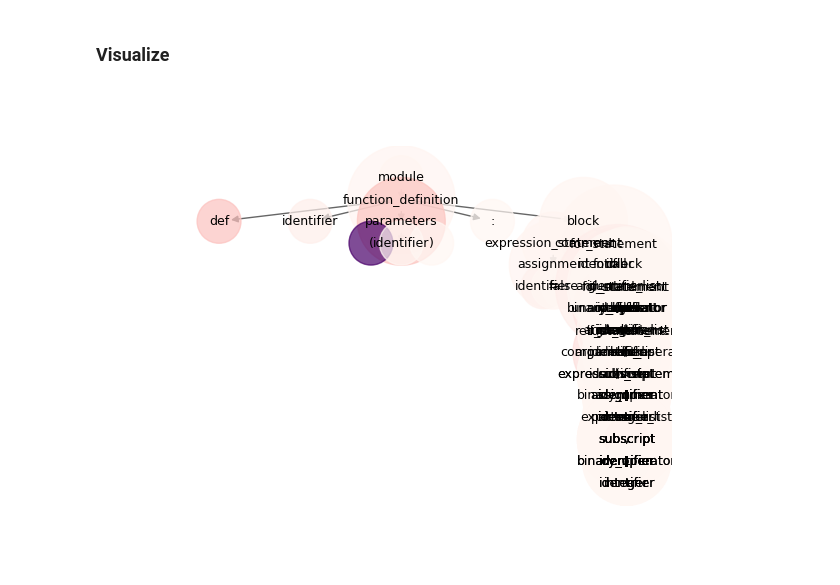
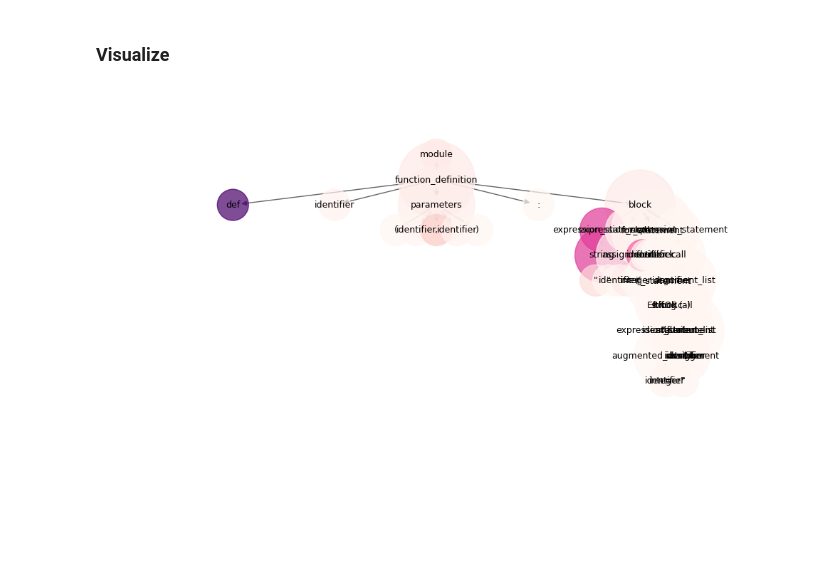
Before and after one commit to WM-SEMERU/CodeSyntaxConcept, a Jupyter notebook: experimental_notebooks/user_study.ipynb, the cells around one changed output. Saved outputs shown, nothing was run; the diff lists cells and outputs as text; code cells hidden in the pictures; blank space fills up the shorter version.

```diff
--- a/experimental_notebooks/user_study.ipynb
+++ b/experimental_notebooks/user_study.ipynb
@@ -59,6 +59,7 @@ To enable them in other operations, rebuild TensorFlow with the appropriate comp
 # %%
 # specify a checkpoint to use, Transformer based text generation model (GPT)
 # https://huggingface.co/models?other=text%20generation
-checkpoint = 'EleutherAI/gpt-neo-125M'
+checkpoint = 'EleutherAI/gpt-neo-1.3B'
+#checkpoint = 'EleutherAI/gpt-neo-125M'
 # %%
 # specify a source code snippet sample
@@ -69,3 +90,5 @@ prompt = 'def bubblesort(elements):\n    swapped = False\n    # Looping from siz
+# %%
+prompt = 'def countCharts(string, character):\n    """Naive count charts"""\n    count = 0\n    for letter in string:\n        if letter =\'\':\n           count += 1\n    print("Count {}".format(count, count))\n'
 # %%
 # programming language of the snippet.
 language = "python"
@@ -115,10 +138,11 @@ def bind_bpe_tokens(
     tree_node['prob'] = 0
 
     node_span = [utils.convert_to_offset(node.start_point, lines), utils.convert_to_offset(node.end_point, lines)]
+
     for encoding_index, token_span in enumerate(encodings):
-        if (node_span[0] <= token_span[0] and
-            token_span[0] < node_span[1]) or (node_span[0] < token_span[1] and
-            token_span[1] <= node_span[1]):
+        if (node_span[0] <= token_span[0] and token_span[0] < node_span[1]) \
+        or (node_span[0] < token_span[1] and token_span[1] <= node_span[1]) \
+        or (node_span[0] >= token_span[0] and token_span[1] >= node_span[1]) :
             tree_node['bindings'].append(actual_probs[encoding_index])
 
     for n in node.children:
@@ -156,7 +180,7 @@ binded_tree = bind_bpe_tokens(tree.root_node, encoded_input['offset_mapping'][se
 ### Visualize
 # %%
 # ENCAPSULATED
-def hierarchy_pos(G, root=None, width=1., vert_gap = 0.2, vert_loc = 0, xcenter = 0.5):
+def hierarchy_pos(G, root=None, width=2., vert_gap = 0.1, vert_loc = 0, xcenter = 0.5):
     if not nx.is_tree(G):
         raise TypeError('cannot use hierarchy_pos on a graph that is not a tree')
     if root is None:
@@ -164,7 +188,7 @@ def hierarchy_pos(G, root=None, width=1., vert_gap = 0.2, vert_loc = 0, xcenter
             root = next(iter(nx.topological_sort(G)))
         else:
             root = random.choice(list(G.nodes))
-    def _hierarchy_pos(G, root, width=1., vert_gap = 0.2, vert_loc = 0, xcenter = 0.5, pos = None, parent = None):
+    def _hierarchy_pos(G, root, width=2., vert_gap = 0.1, vert_loc = 0, xcenter = 0.5, pos = None, parent = None):
         if pos is None:
             pos = {root:(xcenter,vert_loc)}
         else:
@@ -186,32 +210,35 @@ def hierarchy_pos(G, root=None, width=1., vert_gap = 0.2, vert_loc = 0, xcenter
 %matplotlib widget
 
 graph, labels, attributes = create_graph_from_binded_tree(binded_tree)
 nx.set_node_attributes(graph, attributes)
 
 #pos = nx.arf_layout(graph)
+#pos = nx.circular_layout(graph)
 pos = hierarchy_pos(graph, 0)
+#pos = nx.planar_layout(graph)
+#pos = nx.spectral_layout(graph)
 
 node_color = [nx.get_node_attributes(graph, 'prob')[v] for v in graph]
 node_size = [graph.degree(v)*1000 for v in graph]
 
 nodes = nx.draw_networkx_nodes(graph, pos, node_size=node_size, node_color=node_color, cmap = plt.cm.RdPu, alpha = 0.7)
 nx.draw_networkx_labels(graph, pos, font_color='black', labels=labels, font_size=9)
 nx.draw_networkx_edges(graph, pos, edgelist=graph.edges(), edge_color='.4', width=1)
 
 def update_annot(sel):
     node_index = sel.target.index
     node_name = list(graph.nodes)[node_index]
     node_attr = graph.nodes[node_name]
     text = 'prob: ' + str(round(node_attr['prob'],4)) + '\n' \
         + 'tokens: ' + str(node_attr['tokens'])
     sel.annotation.set_text(text)
 
-cursor = mplcursors.cursor(nodes, hover=True)
+cursor = mplcursors.cursor(nodes)
 cursor.connect('add', update_annot)
 
 
 plt.rcParams["figure.figsize"] = (10,5)
 plt.axis("off")
 plt.show()
 # %% [output]
-[figure, old version]
+[figure, new version]
```
Also changed, not shown: parts of 3 cells of this notebook, 7 other files.
